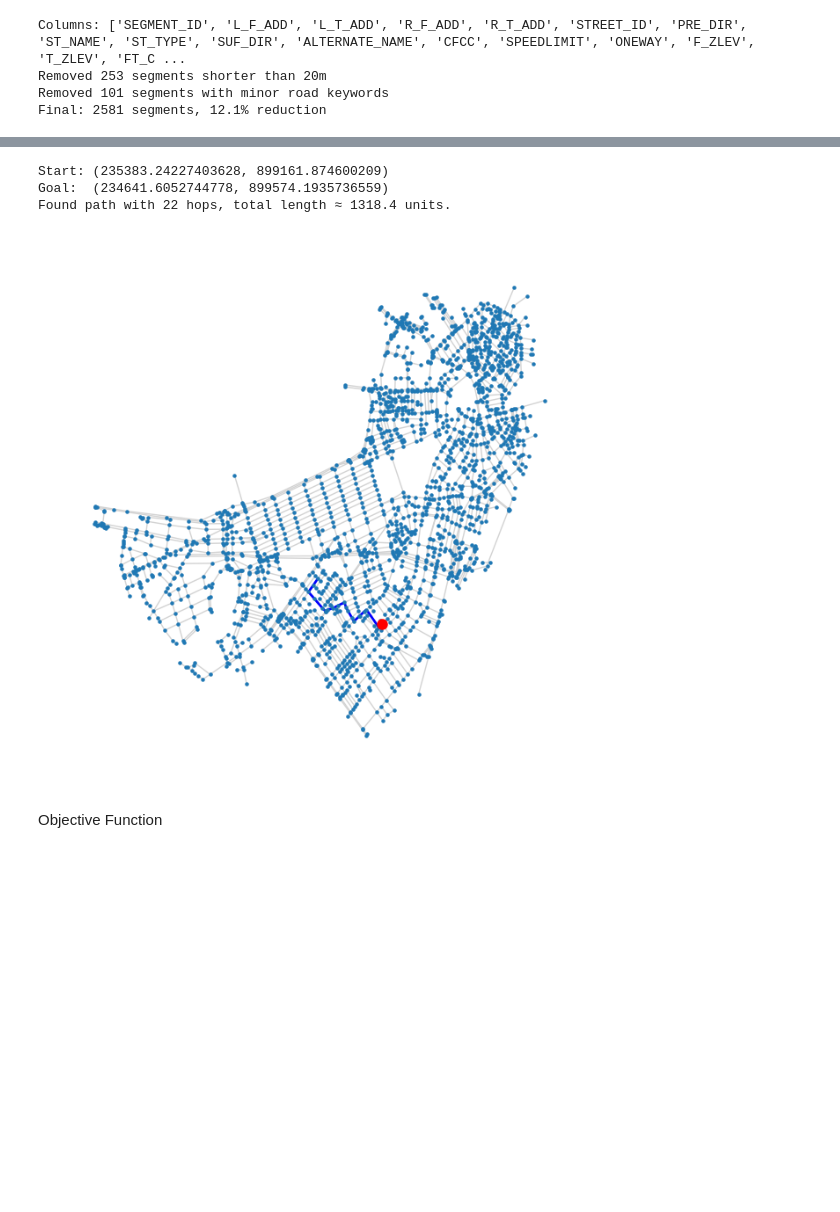
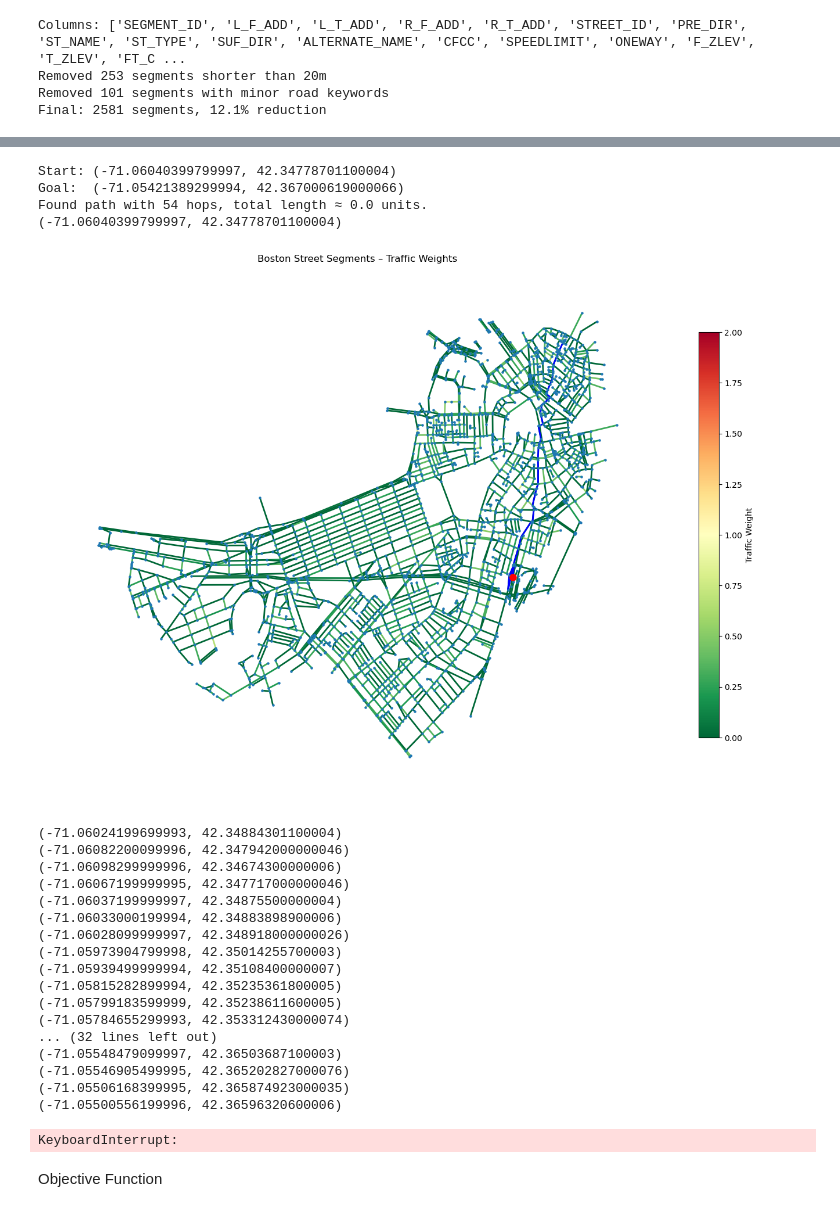
Before and after one commit to MaxFan13/Boston-Bus-Routes, a Jupyter notebook: traffic_data.ipynb, the cells around one changed output, grey strips where cells are left out. Drawn from its saved outputs; the diff is of its cells as text; code cells hidden in the pictures; blank space fills up the shorter version.

Commit message:
made Astar traffic map in python file

```diff
--- a/traffic_data.ipynb
+++ b/traffic_data.ipynb
@@ -357,43 +340,86 @@ def euclidean(u, v):
     vx, vy = v
     return np.hypot(ux - vx, uy - vy)
 
 # 3) Compute the A* shortest path (by 'length' attribute)
 path = nx.astar_path(G_boston, start, goal,
                      heuristic=euclidean,
                      weight='length')
 total_length = nx.astar_path_length(G_boston, start, goal,
                                     heuristic=euclidean,
                                     weight='length')
 print(f"Found path with {len(path)} hops, total length ≈ {total_length:.1f} units.")
 
 # 4) Prepare for animation: positions are the coordinates themselves
-pos = {n: n for n in G_boston.nodes}
+import matplotlib.colors as mcolors
 
-# 5) Plot the entire graph in light grey
+# after you build G_boston so that each edge has d['traffic_weight']
+pos = {n: n for n in G_boston.nodes()}
 plt.ion()
-fig, ax = plt.subplots(figsize=(8, 8))
-nx.draw(G_boston, pos=pos, node_size=5, edge_color='lightgray', ax=ax)
+fig, ax = plt.subplots(figsize=(15, 12))
+
+# draw edges, colored by traffic_weight
+edge_colors = [d['traffic_weight'] for u, v, d in G_boston.edges(data=True)]
+
+nx.draw(
+    G_boston,
+    pos=pos,
+    node_size=5,
+    edge_color=edge_colors,
+    edge_cmap=plt.cm.RdYlGn_r,
+    width=2,
+    ax=ax
+)
+
+# add a colorbar matching the range of your data
+norm = mcolors.Normalize(vmin=min(edge_colors), vmax=max(edge_colors))
+sm = plt.cm.ScalarMappable(cmap=plt.cm.RdYlGn_r, norm=norm)
+sm.set_array([])
+cbar = fig.colorbar(sm, ax=ax, fraction=0.03, pad=0.04)
+cbar.set_label('Traffic Weight')
+
+ax.set_title('Boston Street Segments – Traffic Weights')
+
+
 
 # 6) Overlay the A* path in blue
 path_edges = list(zip(path[:-1], path[1:]))
-nx.draw_networkx_edges(G_boston, pos=pos, edgelist=path_edges,
-                       edge_color='blue', width=2.0, ax=ax)
+nx.draw_networkx_edges(G_boston, pos=pos, edgelist=path_edges, edge_color='blue', width=2.0, ax=ax)
 
 # 7) Animate the agent as a red dot
 agent_dot, = ax.plot([], [], 'ro', markersize=8)
 for node in path:
     x, y = node
+    print(node)
     agent_dot.set_data([x], [y])
     fig.canvas.draw()
     plt.pause(0.3)
 
 plt.ioff()
 plt.show()
 # %% [output]
-Start: (235383.24227403628, 899161.874600209)
-Goal:  (234641.6052744778, 899574.1935736559)
-Found path with 22 hops, total length ≈ 1318.4 units.
+Start: (-71.06040399799997, 42.34778701100004)
+Goal:  (-71.05421389299994, 42.367000619000066)
+Found path with 54 hops, total length ≈ 0.0 units.
+(-71.06040399799997, 42.34778701100004)
-[figure, old version]
+[figure, new version]
+(-71.06024199699993, 42.34884301100004)
+(-71.06082200099996, 42.347942000000046)
+(-71.06098299999996, 42.34674300000006)
+(-71.06067199999995, 42.347717000000046)
+(-71.06037199999997, 42.34875500000004)
+(-71.06033000199994, 42.34883898900006)
+(-71.06028099999997, 42.348918000000026)
+(-71.05973904799998, 42.35014255700003)
+(-71.05939499999994, 42.35108400000007)
+(-71.05815282899994, 42.35235361800005)
+(-71.05799183599999, 42.35238611600005)
+(-71.05784655299993, 42.353312430000074)
+... (32 lines left out)
+(-71.05548479099997, 42.36503687100003)
+(-71.05546905499995, 42.365202827000076)
+(-71.05506168399995, 42.365874923000035)
+(-71.05500556199996, 42.36596320600006)
+KeyboardInterrupt:
 # %% [markdown]
 Objective Function
 # %%
```
Also changed, not shown: parts of 7 cells of this notebook, 1 other file.
